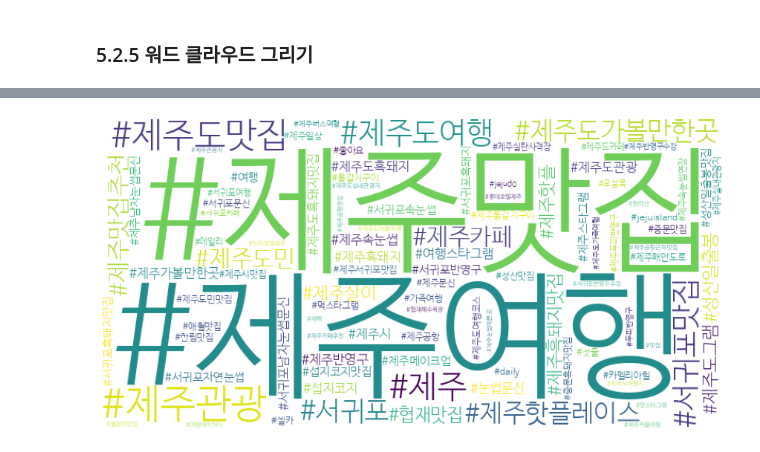
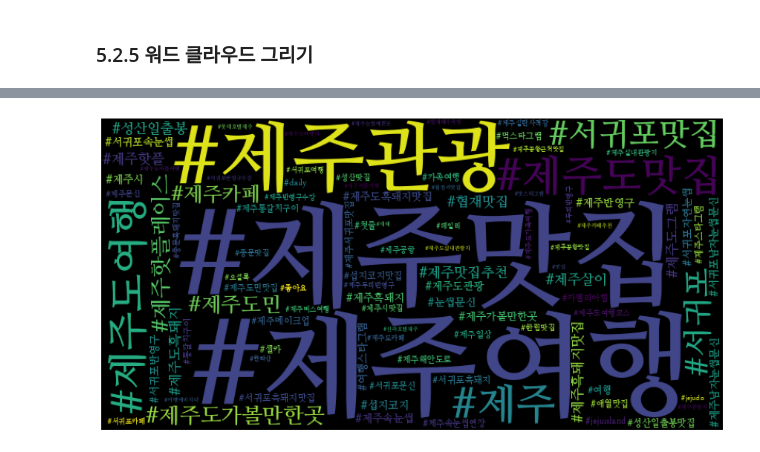
Before and after one commit to SunCreation/surfing, a Jupyter notebook: insta/project/second.ipynb, the cells around one changed output, grey strips where cells are left out. Saved outputs shown, nothing was run; the diff lists cells and outputs as text; code cells hidden in the pictures.

```diff
--- a/insta/project/second.ipynb
+++ b/insta/project/second.ipynb
@@ -129,15 +148,15 @@ font_path
 # %%
 # 예제 5-23 워드클라우드 만들기
 wordcloud=WordCloud(font_path= font_path,
-                    background_color="white",
+                    background_color="black",
                     max_words=100,
-                    relative_scaling= 0.3,
+                    relative_scaling= 0.1,
                     width = 800,
                     height = 400
                  ).generate_from_frequencies(tag_counts_selected)
 plt.figure(figsize=(15,10))
 plt.imshow(wordcloud)
 plt.axis('off')
 plt.savefig('./files/2_tag-wordcloud.png')
 # %% [output]
-[figure, old version]
+[figure, new version]
```
Also changed, not shown: parts of 5 cells of this notebook, 3 other files.
